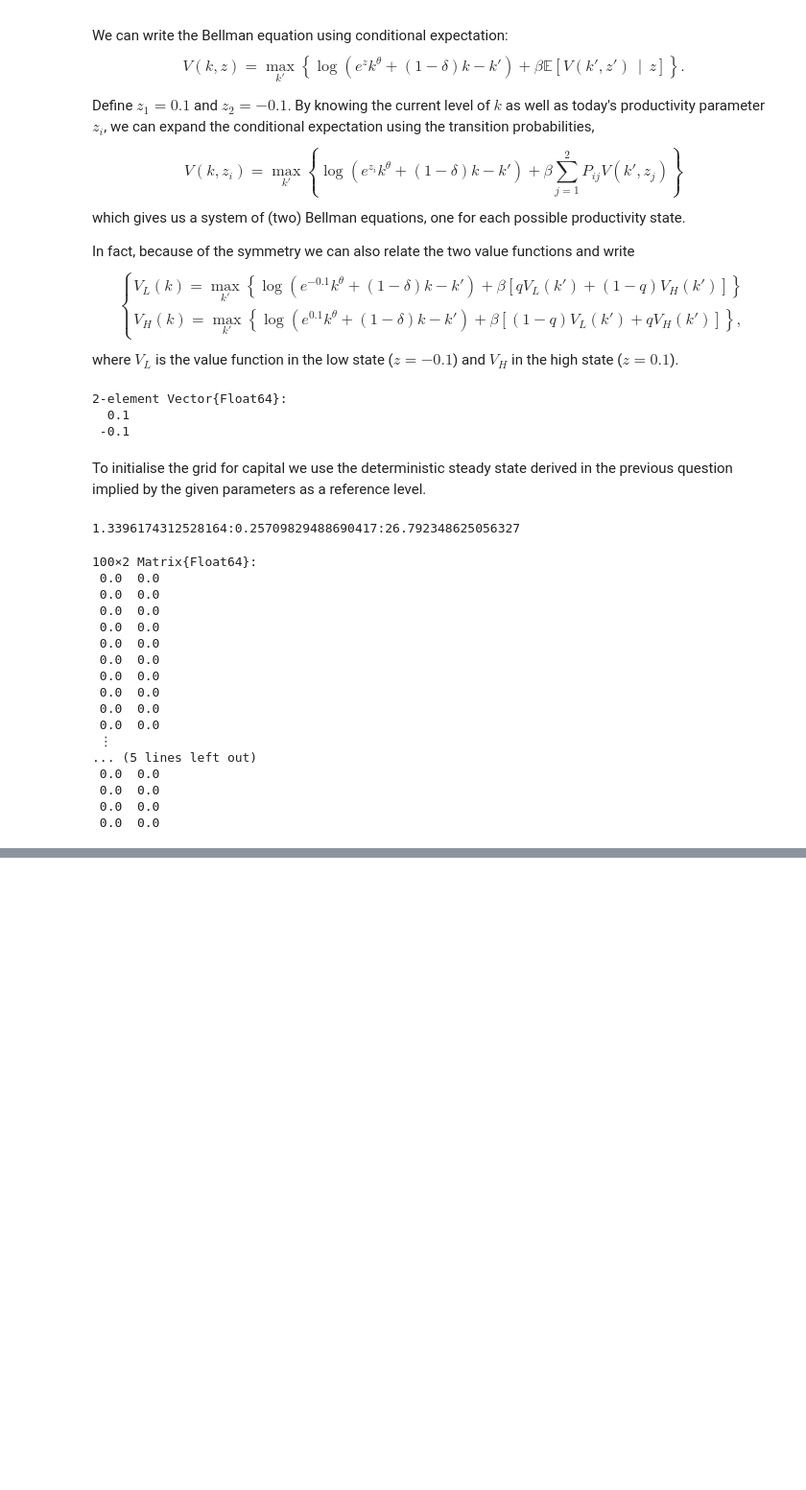
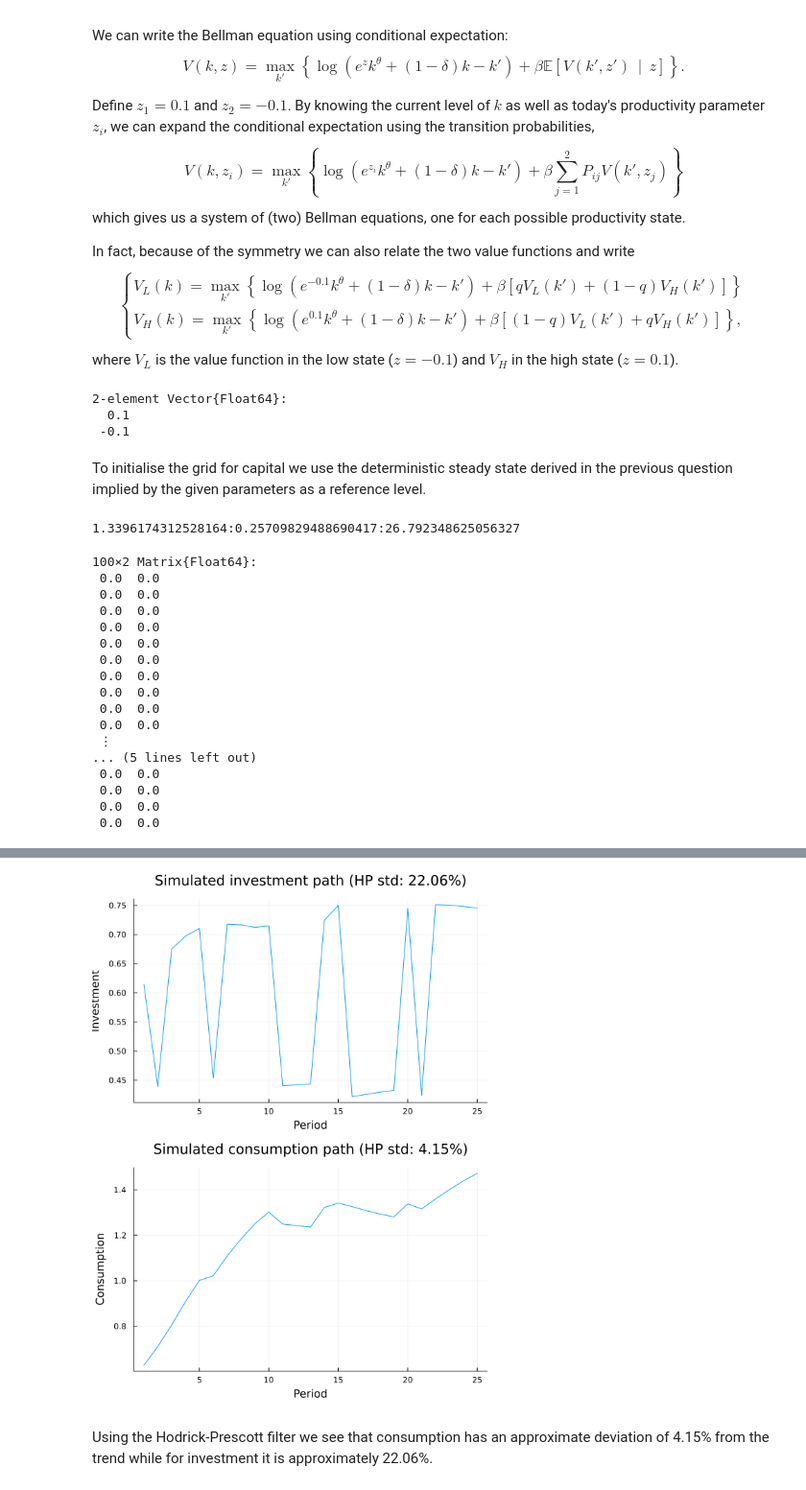
Before and after one commit to fapexxo/E602-assignment, a Jupyter notebook: problem-1.ipynb, the cells around one changed output, grey strips where cells are left out. Shown at 96% size. Drawn from its saved outputs; the diff is of its cells as text; code cells hidden in the pictures; blank space fills up the shorter version.

```diff
--- a/problem-1.ipynb
+++ b/problem-1.ipynb
@@ -246,0 +243,80 @@ Steady State Low z: 4.424796291844783
+# %%
+using QuantEcon
+
+# Setup
+k_initial = 0.1 * k_ss_deterministic
+simulation_periods = 25
+
+# compute interpolation functions for each z state
+policy_functions = [
+    LinearInterpolation(k_grid, policy_k_grid[:, 1], extrapolation_bc=Line()), # High z
+    LinearInterpolation(k_grid, policy_k_grid[:, 2], extrapolation_bc=Line())  # Low z
+]
+
+# compute path for z values (indices) according to markov process
+mc = MarkovChain(P, z_vals)
+sim_z_indices = simulate_indices(mc, simulation_periods, init=1) # start in high state
+
+# initialise vectors
+sim_k = zeros(simulation_periods + 1) # we need T+1 because k_T+1 is decided in period T
+sim_c = zeros(simulation_periods)
+sim_i = zeros(simulation_periods)
+
+sim_k[1] = k_initial
+
+# Simulation
+for t in 1:simulation_periods
+    # Current states
+    k_t = sim_k[t]
+    z_idx = sim_z_indices[t]
+    z_val = z_vals[z_idx]
+
+    # Get next capital using the computed policy for respective z
+    k_next = policy_functions[z_idx](k_t)
+
+    # get investment
+    i_t = k_next - (1 - δ) * k_t
+    # consumption
+    y_t = exp(z_val) * k_t^θ
+    c_t = y_t - i_t
+
+    # Store results
+    sim_k[t+1] = k_next
+    sim_c[t] = c_t
+    sim_i[t] = i_t
+end
+
+# Volatility
+
+# Standard deviation alone is meaningless when comparing variables of different levels
+# Simple option: coefficient of variation (std / mean)
+cv_c = std(sim_c) / mean(sim_c)
+cv_i = std(sim_i) / mean(sim_i)
+
+
+# Potentially more meaningful: log transform, detrend and then look at standard deviations
+# this is also because we start at low initial capital and thus have large trend component
+# Here: Hodrick-Prescott filter with (rather arbitrary) smoothing parameter of 100 (would depend on what frequency the model is calibrated for)
+
+using StateSpaceModels
+
+sim_c_cycle, = hp_filter(log.(sim_c), 100)
+sim_i_cycle, = hp_filter(log.(sim_i), 100)
+std_cycle_c = std(sim_c_cycle) * 100 # to percentage points
+std_cycle_i = std(sim_i_cycle) * 100
+
+# Plot simulated paths
+
+p = plot(layout=(2,1), size=(600,800))
+
+plot!(p[1], 1:simulation_periods, sim_i, title="Simulated investment path (HP std: $(round(std_cycle_i, digits=2))%)", legend=false, xlabel = "Period",ylabel="Investment")
+plot!(p[2], 1:simulation_periods, sim_c, title="Simulated consumption path (HP std: $(round(std_cycle_c, digits=2))%)", legend=false, xlabel="Period", ylabel="Consumption")
+display(p)
+
+using Markdown
+display(Markdown.parse("""
+Using the Hodrick-Prescott filter we see that consumption has an approximate deviation of $(round(std_cycle_c, digits=2))% from the trend while for investment it is approximately $(round(std_cycle_i, digits=2))%.
+"""))
+# %% [output]
+[figure, added]
+Using the Hodrick-Prescott filter we see that consumption has an approximate deviation of 4.15% from the trend while for investment it is approximately 22.06%.
```
Also changed, not shown: parts of 4 cells of this notebook.
